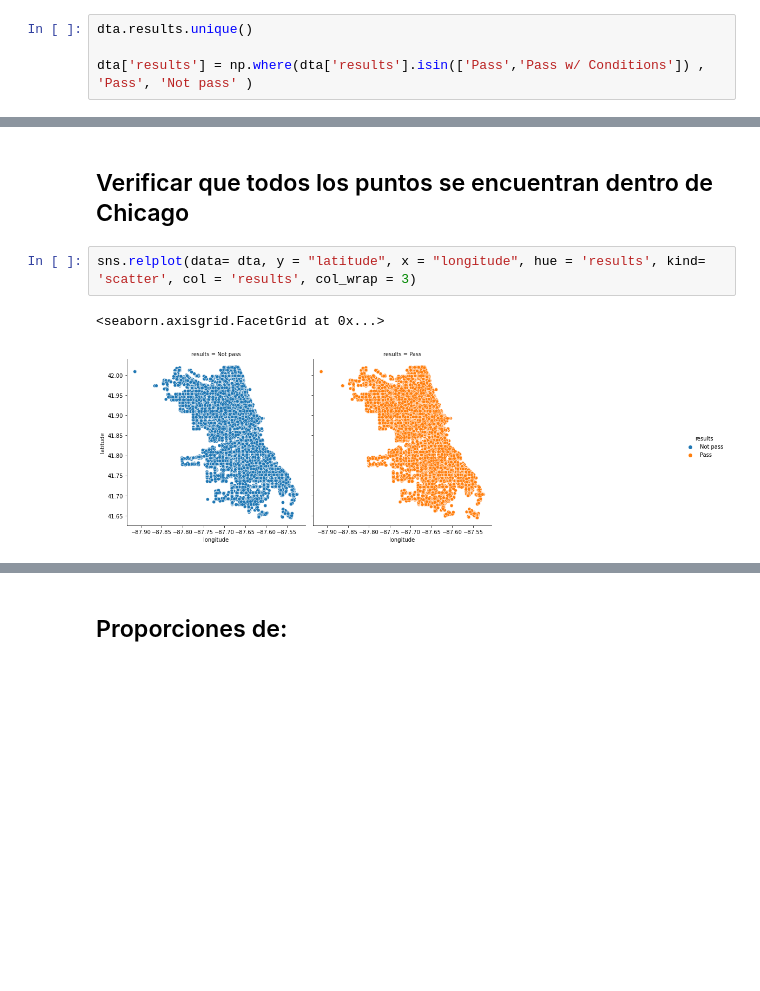
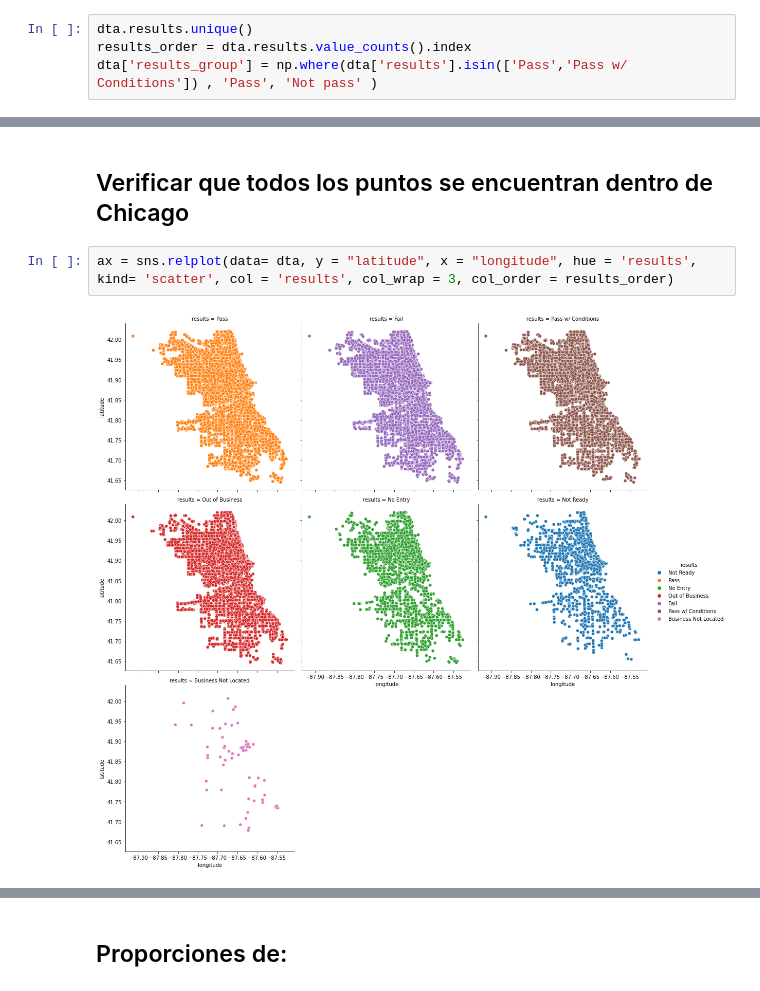
Before and after one commit to lechugaa/dpa-project, a Jupyter notebook: notebooks/EDA_MH.ipynb, the cells around one changed output, grey strips where cells are left out. Drawn from its saved outputs; the diff is of its cells as text; blank space fills up the shorter version.

```diff
--- a/notebooks/EDA_MH.ipynb
+++ b/notebooks/EDA_MH.ipynb
@@ -63,8 +63,8 @@ Name: violations, dtype: int64
 # Procesar results
 # %%
 dta.results.unique()
-
-dta['results'] = np.where(dta['results'].isin(['Pass','Pass w/ Conditions']) , 'Pass', 'Not pass' )
+results_order = dta.results.value_counts().index
+dta['results_group'] = np.where(dta['results'].isin(['Pass','Pass w/ Conditions']) , 'Pass', 'Not pass' )
 # %% [markdown]
 # Gráficas
 # %% [markdown]
@@ -86,7 +93,6 @@ ax = sns.relplot(data = inspecciones_diarias_results, x = 'inspection_date',
 # %% [markdown]
 ## Verificar que todos los puntos se encuentran dentro de Chicago
 # %%
-sns.relplot(data= dta, y = "latitude", x = "longitude", hue = 'results', kind= 'scatter', col = 'results', col_wrap = 3)
+ax = sns.relplot(data= dta, y = "latitude", x = "longitude", hue = 'results', kind= 'scatter', col = 'results', col_wrap = 3, col_order = results_order)
 # %% [output]
-<seaborn.axisgrid.FacetGrid at 0x...>
-[figure, old version]
+[figure, new version]
```
Also changed, not shown: parts of 11 cells of this notebook.
